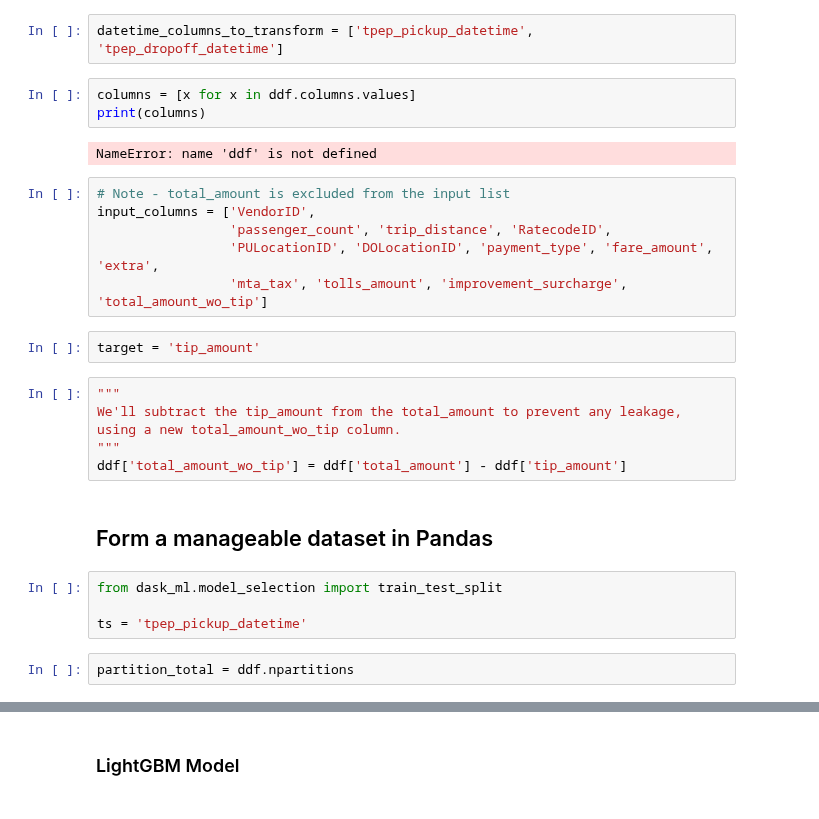
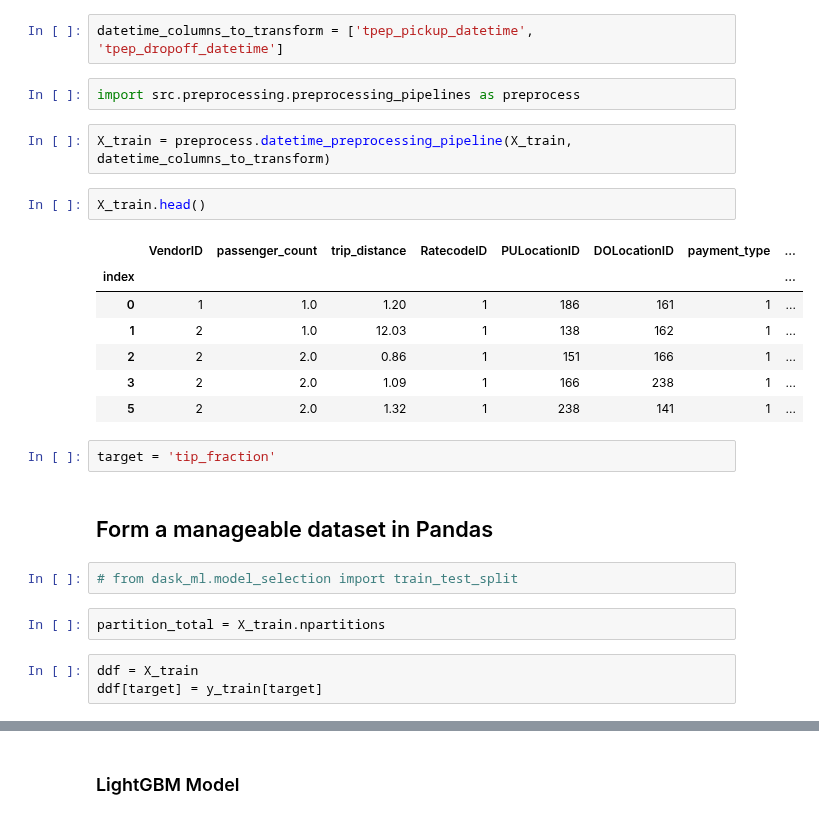
Before and after one commit to justinwhatley/interpretability_experiment, a Jupyter notebook: 3_lightgbm_interpretability.ipynb, the cells around one changed output, grey strips where cells are left out. Saved outputs shown, nothing was run; the diff lists cells and outputs as text.

```diff
--- a/3_lightgbm_interpretability.ipynb
+++ b/3_lightgbm_interpretability.ipynb
@@ -69,30 +60,28 @@ from src.preprocessing.ohe_ddf_transformer import TransformerOHE
 # %%
 datetime_columns_to_transform = ['tpep_pickup_datetime', 'tpep_dropoff_datetime']
-# %%
-columns = [x for x in ddf.columns.values]
-print(columns)
-# %% [output]
-NameError: name 'ddf' is not defined
-# %%
-# Note - total_amount is excluded from the input list
-input_columns = ['VendorID',
-                 'passenger_count', 'trip_distance', 'RatecodeID',
-                 'PULocationID', 'DOLocationID', 'payment_type', 'fare_amount', 'extra',
-                 'mta_tax', 'tolls_amount', 'improvement_surcharge', 'total_amount_wo_tip']
+# %%
+import src.preprocessing.preprocessing_pipelines as preprocess
+# %%
+X_train = preprocess.datetime_preprocessing_pipeline(X_train, datetime_columns_to_transform)
+# %%
+X_train.head()
+# %% [output]
+|  | VendorID | passenger_count | trip_distance | RatecodeID | PULocationID | DOLocationID | payment_type | ... |
+| index |  |  |  |  |  |  |  | ... |
+| 0 | 1 | 1.0 | 1.20 | 1 | 186 | 161 | 1 | ... |
+| 1 | 2 | 1.0 | 12.03 | 1 | 138 | 162 | 1 | ... |
+| 2 | 2 | 2.0 | 0.86 | 1 | 151 | 166 | 1 | ... |
+| 3 | 2 | 2.0 | 1.09 | 1 | 166 | 238 | 1 | ... |
+| 5 | 2 | 2.0 | 1.32 | 1 | 238 | 141 | 1 | ... |
 # %%
-target = 'tip_amount'
+target = 'tip_fraction'
-# %%
-"""
-We'll subtract the tip_amount from the total_amount to prevent any leakage,
-using a new total_amount_wo_tip column.
-"""
-ddf['total_amount_wo_tip'] = ddf['total_amount'] - ddf['tip_amount']
 # %% [markdown]
 ## Form a manageable dataset in Pandas
 # %%
-from dask_ml.model_selection import train_test_split
-
-ts = 'tpep_pickup_datetime'
+# from dask_ml.model_selection import train_test_split
 # %%
-partition_total = ddf.npartitions
+partition_total = X_train.npartitions
+# %%
+ddf = X_train
+ddf[target] = y_train[target]
 # %%
```
Also changed, not shown: parts of 35 cells of this notebook, 2 other files.
